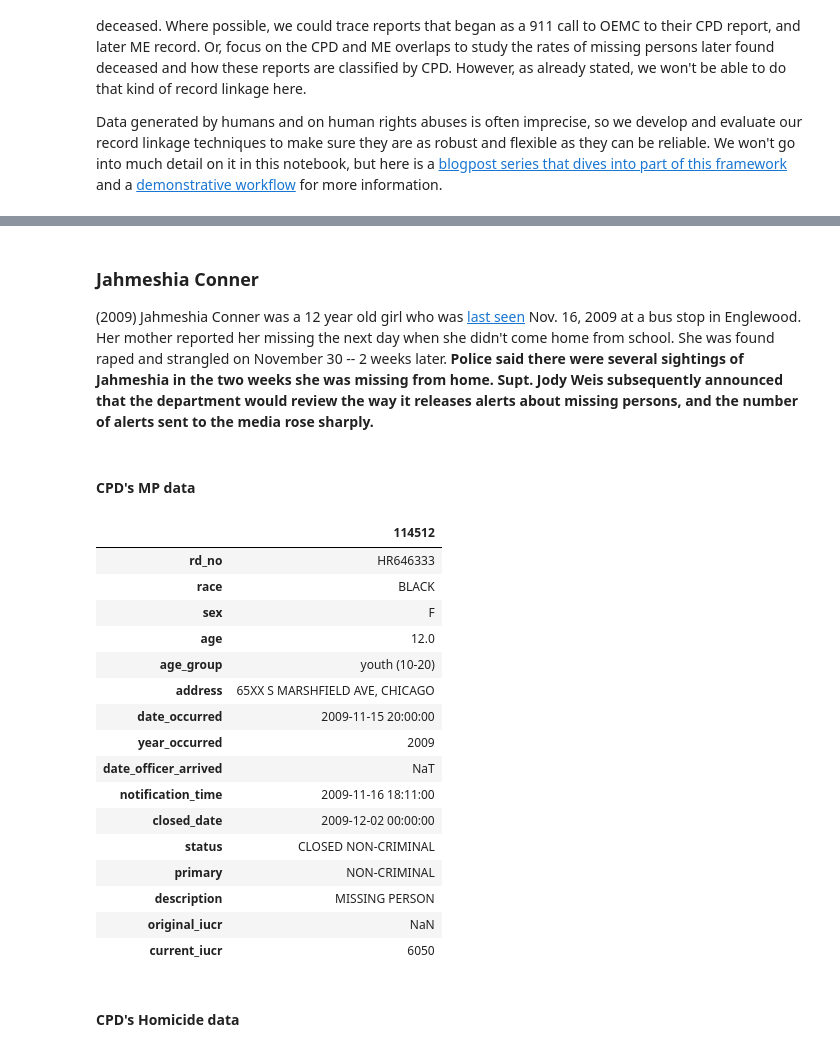
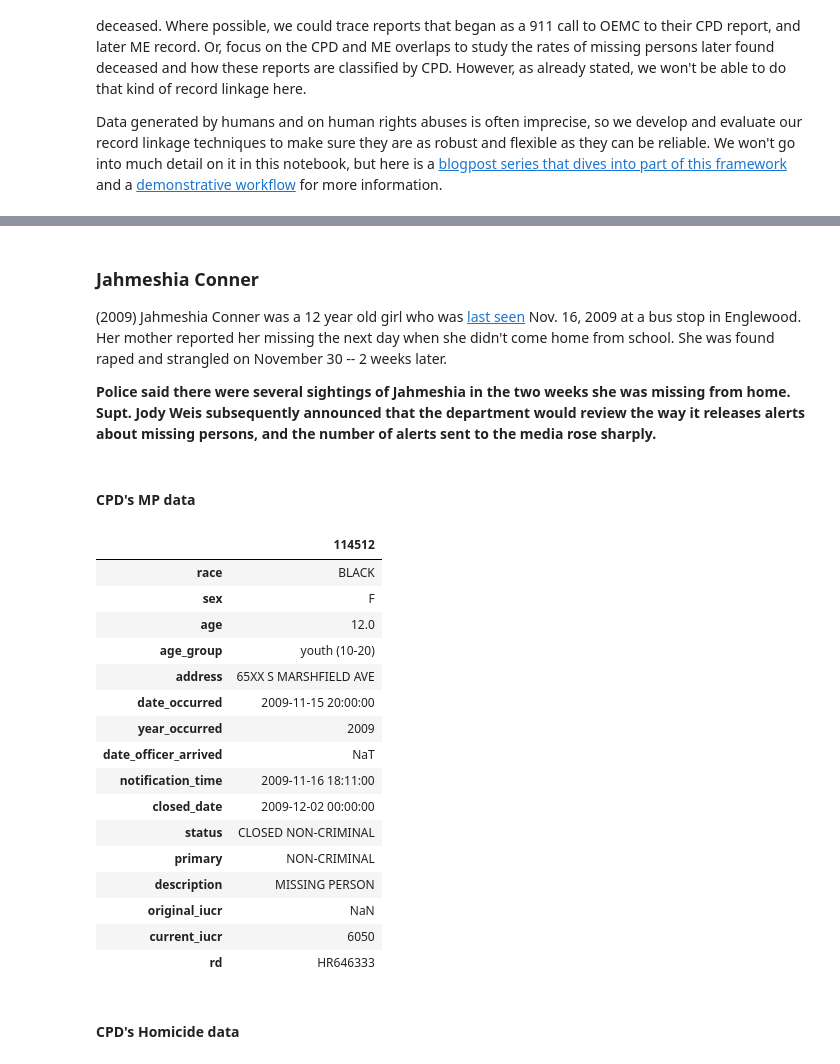
Before and after one commit to HRDAG/Chi-MP-data-story, a Jupyter notebook: notebooks/what-is-an-mp-event-nb1-pj.ipynb, the cells around one changed output, grey strips where cells are left out. Drawn from its saved outputs; the diff is of its cells as text; code cells hidden in the pictures.

```diff
--- a/notebooks/what-is-an-mp-event-nb1.ipynb
+++ b/notebooks/what-is-an-mp-event-nb1-pj.ipynb
@@ -379,0 +246,18 @@ over5k
+# %%
+# main
+basic = ['race', 'sex', 'age', 'age_group', 'address',
+         'date_occurred', 'year_occurred',
+         'date_officer_arrived', 'notification_time', 'closed_date',
+         'status', 'primary', 'description',
+         'original_iucr', 'current_iucr',]
+cpd_mp = pd.read_parquet("../data/cpd_mp.parquet", columns=['rd_no']+basic).rename(
+    columns={'rd_no': 'rd'})
+basic += ['rd']
+cpd_mp = cpd_mp.loc[cpd_mp.year_occurred < 2023].copy()
+cpd_hom = pd.read_parquet("../data/cpd_homicides.parquet")
+oemc = pd.read_parquet("../data/oemc_dispatch.parquet")
+me = pd.read_parquet("../data/me_homicides.parquet")
+extras = pd.read_parquet("../data/extras.parquet").rename(
+    columns={'rd_no': 'rd'})
+# %%
+cpd_mp.address = cpd_mp.address.str.replace(", CHICAGO", "")
@@ -410,21 +559,22 @@ After analyzing the sample of a couple dozen cases, we found discrepancies betwe
 # %% [markdown]
 ### Jahmeshia Conner <a class="anchor" id="jahmeshia"></a>
 
-(2009) Jahmeshia Conner was a 12 year old girl who was [last seen](https://www.documentcloud.org/documents/24399391-jahmeshiaconner_hr646333) Nov. 16, 2009 at a bus stop in Englewood. Her mother reported her missing the next day when she didn't come home from school. She was found raped and strangled on November 30 -- 2 weeks later. **Police said there were several sightings of Jahmeshia in the two weeks she was missing from home. Supt. Jody Weis subsequently announced that the department would review the way it releases alerts about missing persons, and the number of alerts sent to the media rose sharply.**
+(2009) Jahmeshia Conner was a 12 year old girl who was [last seen](https://www.documentcloud.org/documents/24399391-jahmeshiaconner_hr646333) Nov. 16, 2009 at a bus stop in Englewood. Her mother reported her missing the next day when she didn't come home from school. She was found raped and strangled on November 30 -- 2 weeks later.
+
+**Police said there were several sightings of Jahmeshia in the two weeks she was missing from home. Supt. Jody Weis subsequently announced that the department would review the way it releases alerts about missing persons, and the number of alerts sent to the media rose sharply.**
 # %%
 jahmeshia_rd = "HR646333"
 # %% [markdown]
 #### CPD's MP data
 # %%
-cpd_mp.loc[cpd_mp.rd_no == jahmeshia_rd, basic].T
+cpd_mp.loc[cpd_mp.rd == jahmeshia_rd, basic].T
 # %% [output]
 |  | 114512 |
-| rd_no | HR646333 |
 | race | BLACK |
 | sex | F |
 | age | 12.0 |
 | age_group | youth (10-20) |
-| address | 65XX S MARSHFIELD AVE, CHICAGO |
+| address | 65XX S MARSHFIELD AVE |
 | date_occurred | 2009-11-15 20:00:00 |
 | year_occurred | 2009 |
 | date_officer_arrived | NaT |
@@ -435,6 +585,7 @@ cpd_mp.loc[cpd_mp.rd_no == jahmeshia_rd, basic].T
 | description | MISSING PERSON |
 | original_iucr | NaN |
 | current_iucr | 6050 |
+| rd | HR646333 |
 # %% [markdown]
 #### CPD's Homicide data
 # %%
```
Also changed, not shown: parts of 67 cells of this notebook, 5 other files.
